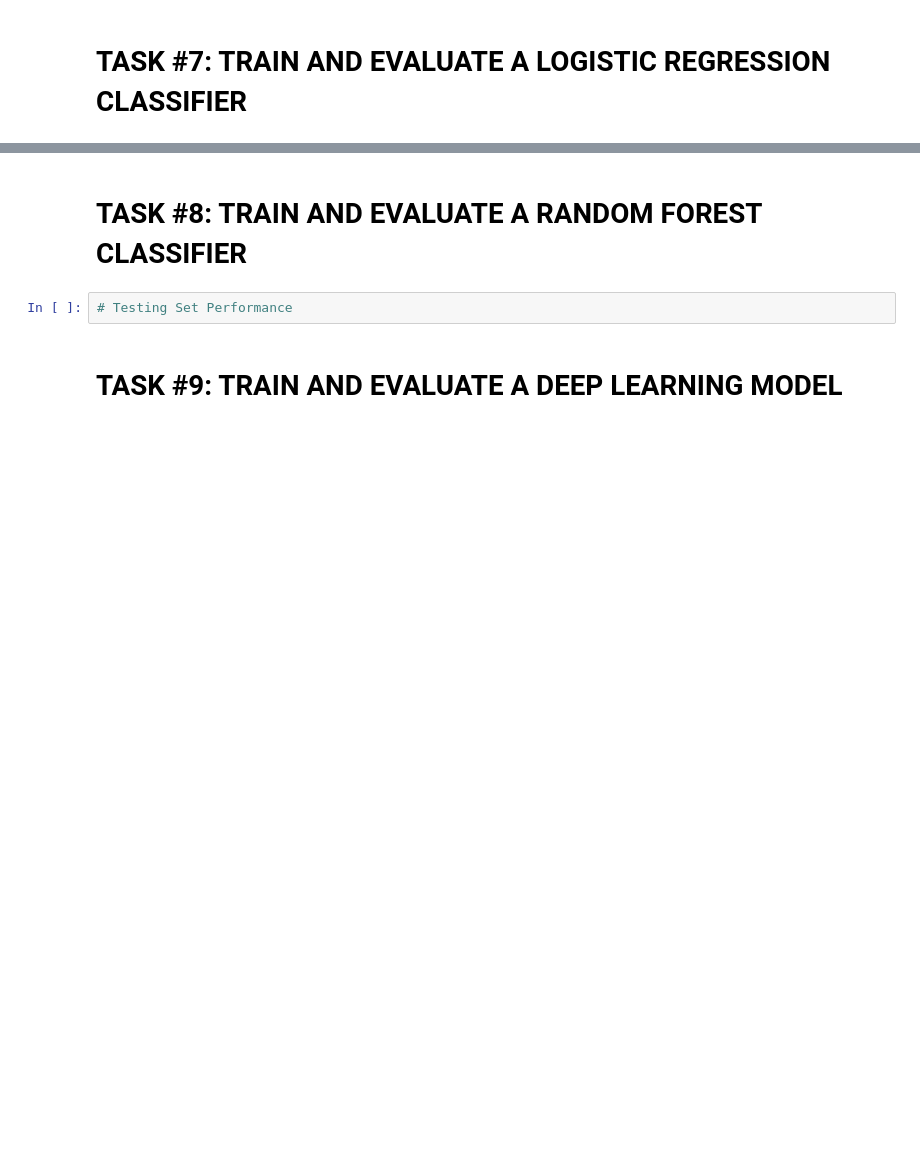
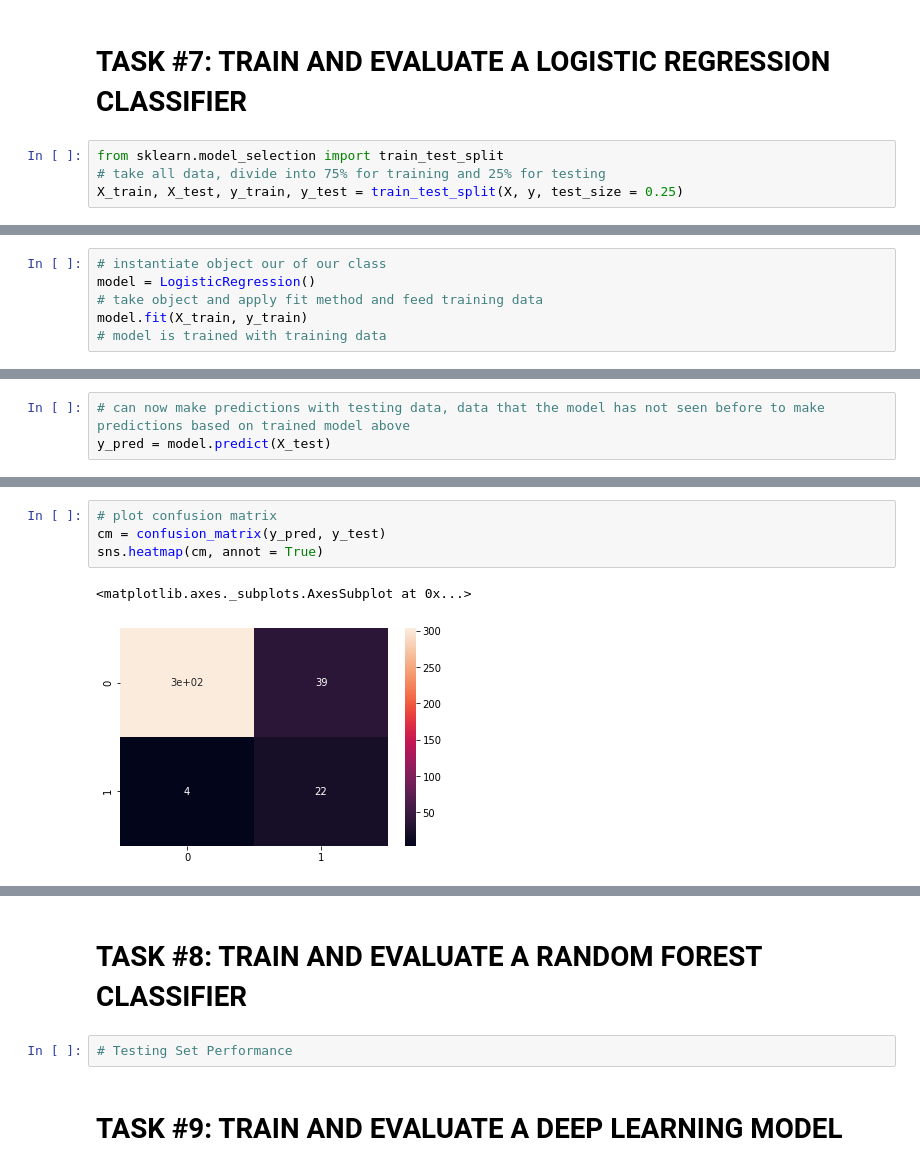
Before and after one commit to lavarius/DSCaseStudies, a Jupyter notebook: CS_Human_Resources_Department_Skeleton.ipynb, the cells around one changed output, grey strips where cells are left out. Saved outputs shown, nothing was run; the diff lists cells and outputs as text; blank space fills up the shorter version.

```diff
--- a/CS_Human_Resources_Department_Skeleton.ipynb
+++ b/CS_Human_Resources_Department_Skeleton.ipynb
@@ -436,3 +436,7 @@ Name: Attrition, Length: 1470, dtype: int64
 ![alt text](https://drive.google.com/uc?id=19cXoBqSiqbEGNofnD603bz3xEAsX28hy)
 # %% [markdown]
 # TASK #7: TRAIN AND EVALUATE A LOGISTIC REGRESSION CLASSIFIER
+# %%
+from sklearn.model_selection import train_test_split
+# take all data, divide into 75% for training and 25% for testing
+X_train, X_test, y_train, y_test = train_test_split(X, y, test_size = 0.25)
@@ -438,0 +455,6 @@ Name: Attrition, Length: 1470, dtype: int64
+# %%
+# instantiate object our of our class
+model = LogisticRegression()
+# take object and apply fit method and feed training data
+model.fit(X_train, y_train)
+# model is trained with training data
@@ -439 +467,4 @@ Name: Attrition, Length: 1470, dtype: int64
+# %%
+# can now make predictions with testing data, data that the model has not seen before to make predictions based on trained model above
+y_pred = model.predict(X_test)
 # %%
@@ -440,0 +498,7 @@ Name: Attrition, Length: 1470, dtype: int64
+# %%
+# plot confusion matrix
+cm = confusion_matrix(y_pred, y_test)
+sns.heatmap(cm, annot = True)
+# %% [output]
+<matplotlib.axes._subplots.AxesSubplot at 0x...>
+[figure, added]
```
Also changed, not shown: parts of 7 cells of this notebook.
